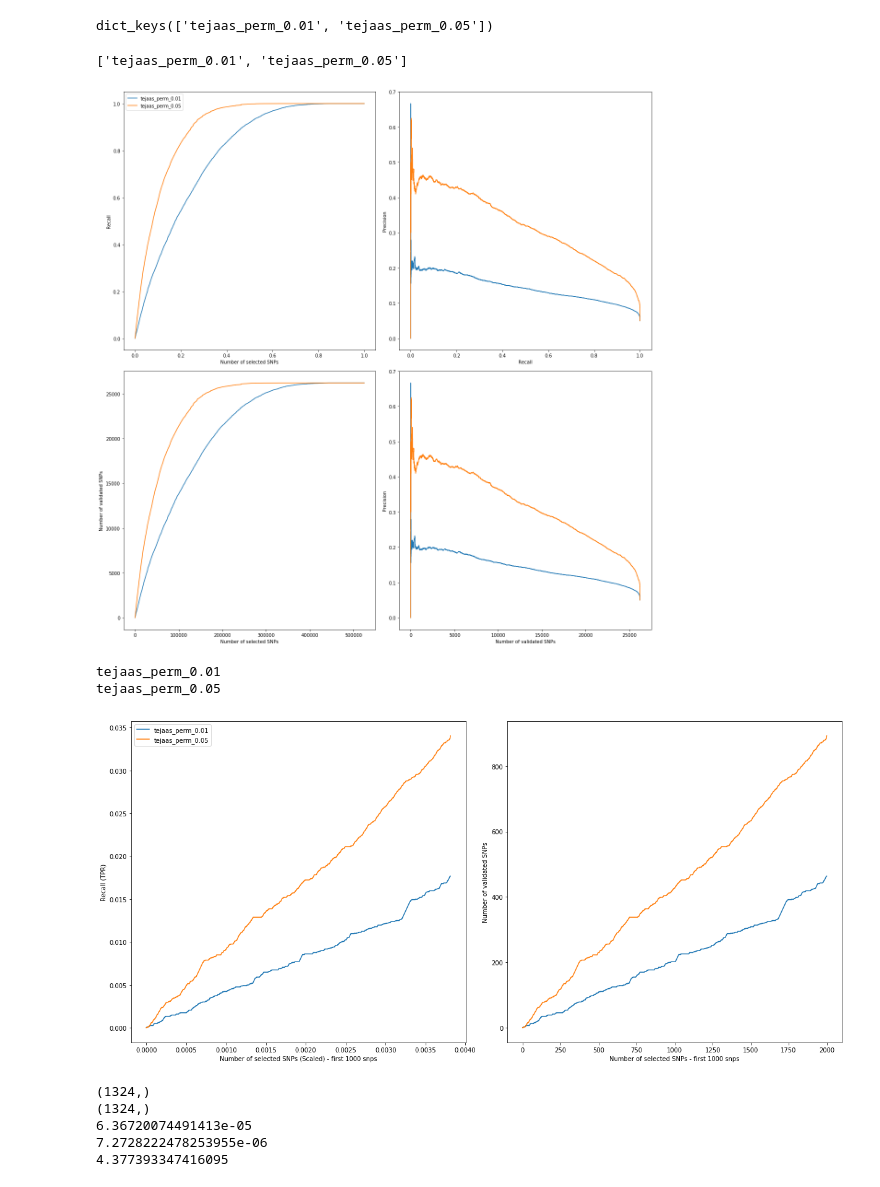
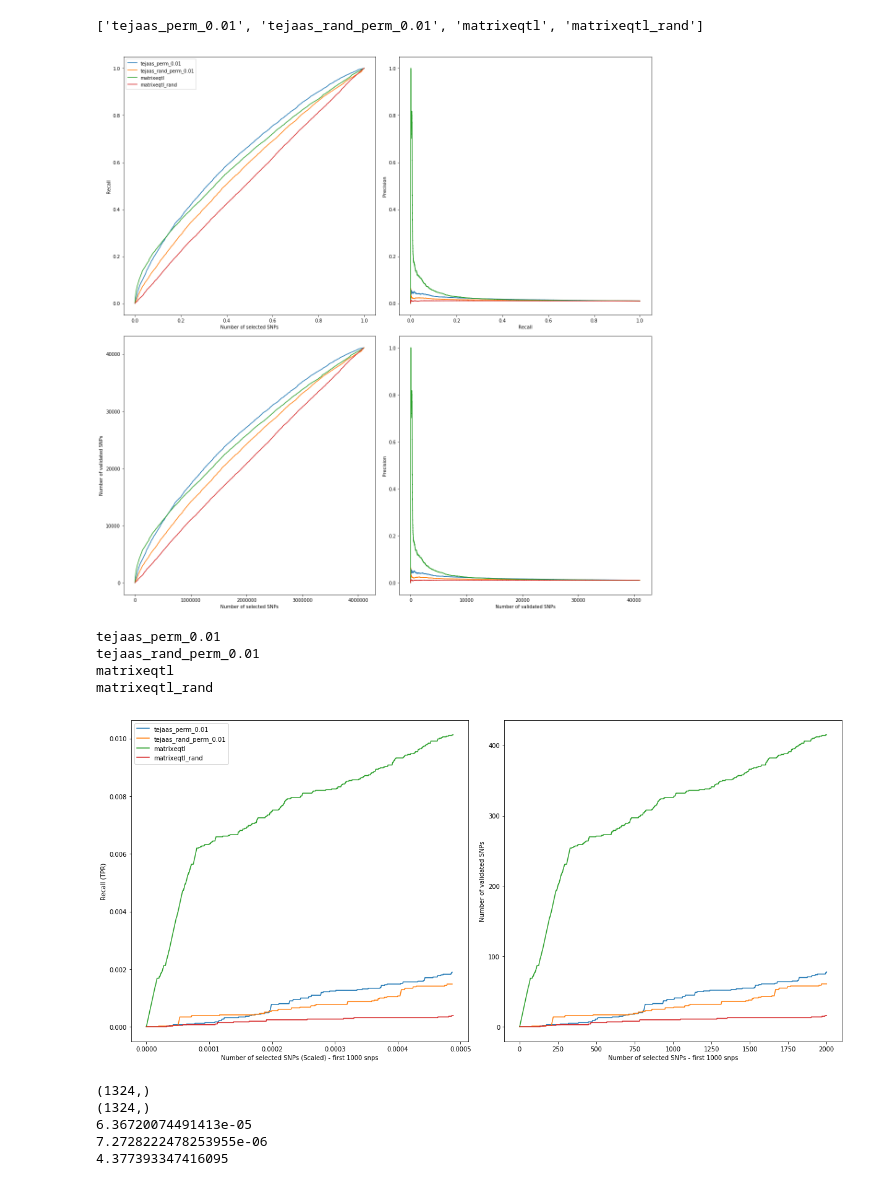
Before and after one commit to banskt/trans-eqtl-pipeline, a Jupyter notebook: analysis/jupyter/crosstissue_validation.ipynb, the cells around one changed output. Saved outputs shown, nothing was run; the diff lists cells and outputs as text; code cells hidden in the pictures.

```diff
--- a/analysis/jupyter/crosstissue_validation.ipynb
+++ b/analysis/jupyter/crosstissue_validation.ipynb
@@ -156,15 +153,20 @@ The autoreload extension is already loaded. To reload it, use:
 # %%
 import itertools
 
-chrms = [6, 7]
+chrms = [7]
 # chrms = np.arange(1,23)
-datasets = ['gtex-as', 'gtex-at', 'gtex-aa']
-methods = ['tejaas_perm'] #, 'tejaas_rand_perm', 'matrixeqtl', 'matrixeqtl_fdr', 'matrixeqtl_rand', "cpma"]
+# datasets = ['gtex-as', 'gtex-at', 'gtex-aa']
+datasets = ['gtex-bce', 'gtex-bca']
+methods = [ 'matrixeqtl', 'matrixeqtl_rand'] #'tejaas_perm', 'tejaas_rand_perm','tejaas_perm', 'tejaas_rand_perm', 'tejaas_rand_perm', 'matrixeqtl', 'matrixeqtl_fdr', 'matrixeqtl_rand', "cpma"]
 # methods = ['matrixeqtl']
-sbs = ["0.01", "0.05"]
-eps = ["5", "1"]
-input_dir = '/cbscratch/franco/trans-eqtl/dev-pipeline/lmcorrected'
-#input_dir = '/scratch/sbanerj/trans-eqtl/dev-pipeline/uncorrected'
+sbs = ["0.01"]
+eps = [1]
+# input_dir = '/cbscratch/franco/trans-eqtl/dev-pipeline/lmcorrected'
+expressions = ["lmcorrected", "lmcorrected_age", "peer10", "peer10age"]
+expr = expressions[0]
+input_dir = '/cbscratch/franco/trans-eqtl/dev-pipeline/redone/'+expr
+
+
 
 combi = [x for x in itertools.combinations(datasets,2)]
 # %%
@@ -244,6 +233,5 @@ tejaas_perm_0.05 gtex-at_gtex-aa
 # %%
 valres = collections.defaultdict(dict)
-valres2 = collections.defaultdict(dict)
 for tissue_pair in tissue_pairs:
     for key in methods:
         if key.startswith("tejaas"):
@@ -252,10 +240,10 @@ for tissue_pair in tissue_pairs:
                 valres[tissue_pair][mkey] = collections.defaultdict(dict)
                 print("Validating {:s} {:s}".format(mkey, tissue_pair))
                 testdict, valdict = utils.get_compatible_snp_dicts(res[tissue_pair][mkey]['test'], res[tissue_pair][mkey]['crossval'])
-                valres[tissue_pair][mkey] = validate(testdict, valdict, empirical=True)
+                valres[tissue_pair][mkey] = validate(testdict, valdict, empirical=True, smax = -np.log10(0.01), empirical_percent = eps[0])
         else:
             valres[tissue_pair][key] = collections.defaultdict(dict)
             print("Validating {:s} {:s}".format(key, tissue_pair))
             testdict, valdict = utils.get_compatible_snp_dicts(res[tissue_pair][key]['test'], res[tissue_pair][key]['crossval'])
-            valres[tissue_pair][key] = validate(testdict, valdict, empirical=True)
+            valres[tissue_pair][key] = validate(testdict, valdict, empirical=True, smax = -np.log10(0.01), empirical_percent = eps[0])
 # %% [output]
@@ -279,13 +266,8 @@ validate took: 1.502815 seconds
-# %%
-valres['gtex-as_gtex-at'].keys()
-# %% [output]
-dict_keys(['tejaas_perm_0.01', 'tejaas_perm_0.05'])
 # %%
 allmethods
 # %% [output]
-['tejaas_perm_0.01', 'tejaas_perm_0.05']
+['tejaas_perm_0.01', 'tejaas_rand_perm_0.01', 'matrixeqtl', 'matrixeqtl_rand']
 # %%
-outfile = "../plots/test.png"
 
 fig = plt.figure(figsize = (17, 17))
 ax1 = fig.add_subplot(221)
@@ -295,10 +277,13 @@ ax4 = fig.add_subplot(224)
 
 # plot_methods = ['tejaas_maf', 'tejaas_perm', 'cpma', 'matrixeqtl', 'matrixeqtl_fdr',
 #                 'tejaas_rand_maf', 'tejaas_rand_perm', 'cpma_rand', 'matrixeqtl_rand']
-plot_methods = ['tejaas_perm']
+# plot_methods = ['tejaas_perm', '']
 
-tissue_pair = 'gtex-bca_gtex-bce'
-tissue_pair = 'gtex-as_gtex-at'
+tissue_pair = 'gtex-bce_gtex-bca'
+# outfile = "../plots/test_"+expr+"_"+tissue_pair+".png"
+outfile = "../plots/meqtl_test_"+expr+"_"+tissue_pair+".png"
+
+# tissue_pair = 'gtex-as_gtex-at'
 for key in allmethods:
     nsel, tpr, ppv, valids = roc.confusion_matrix(valres[tissue_pair][key])
     scaled_nsel = nsel / max(nsel)
@@ -333,10 +318,10 @@ ax4.set_ylabel(mlabel)
 #ax1.set_ylim([0, 5000])
 ax1.legend()
 plt.tight_layout()
-# plt.savefig(outfile, bbox_inches='tight')
+plt.savefig(outfile, bbox_inches='tight')
 plt.show()
 # %% [output]
-[figure, old version]
+[figure, new version]
 # %%
 #outfile = 'gtex_ms_hlv_lmcorrected_validation_tejaas-sb0_01_chr-7-8.pdf'
 #outfile = 'validation_methods_comparison_matrixeqtl_ms_hlv_no_correction.png'
@@ -344,42 +329,46 @@ plt.show()
 fig = plt.figure(figsize = (17, 8))
 ax1 = fig.add_subplot(121)
 ax2 = fig.add_subplot(122)
-tissue_pair = 'gtex-as_gtex-at'
+tissue_pair = 'gtex-bce_gtex-bca'
+outfile = "../plots/meqtl_test_"+expr+"_"+tissue_pair+"_n2000.png"
+
 for key in allmethods:
     nsel, tpr, ppv, valids = roc.confusion_matrix(valres[tissue_pair][key])
     scaled_nsel = nsel / max(nsel)
     #ax1.plot(scaled_nsel, tpr, label = key)
     #ax2.plot(tpr, ppv, label = key)
     Nmax = min(2000, len(nsel)-1)
     ix = nsel < Nmax
     x = np.append(nsel[ ix ], Nmax)
     xscaled  = np.append(scaled_nsel[ ix ], Nmax/max(nsel))
 
     y = np.append(valids[ ix ], valids[ np.sum(ix)])
     ytpr = np.append(tpr[ ix ],    tpr[ np.sum(ix)])
     print(key)
     ax1.plot(xscaled, ytpr, label = key)
     ax2.plot(x, y, label = key)
 
 mlabel = r'Number of selected SNPs (Scaled) - first 1000 snps'
 ax1.set_xlabel(mlabel)
 mlabel = r'Number of selected SNPs - first 1000 snps'
 ax2.set_xlabel(mlabel)
 mlabel = r'Recall (TPR)'
 ax1.set_ylabel(mlabel)
 mlabel = r'Number of validated SNPs'
 ax2.set_ylabel(mlabel)
 
 # ax1.set_xlim([0, 100])
 # ax1.set_ylim([0, 60])
 ax1.legend()
 plt.tight_layout()
-#plt.savefig(outfile, bbox_inches='tight')
+plt.savefig(outfile, bbox_inches='tight')
 plt.show()
 # %% [output]
 tejaas_perm_0.01
-tejaas_perm_0.05
+tejaas_rand_perm_0.01
+matrixeqtl
+matrixeqtl_rand
-[figure, old version]
+[figure, new version]
 # %%
 from sklearn import metrics
 import scipy.integrate as integrate
```
Also changed, not shown: parts of 5 cells of this notebook, 1 other file.
